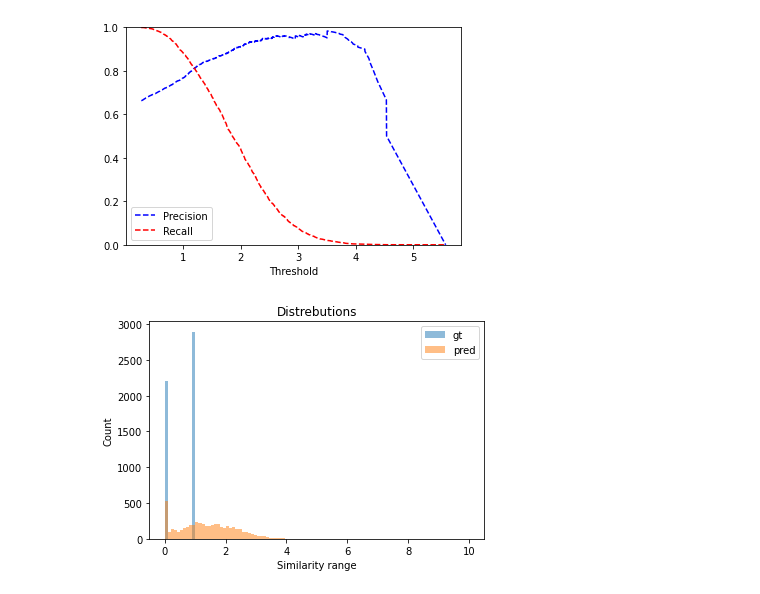
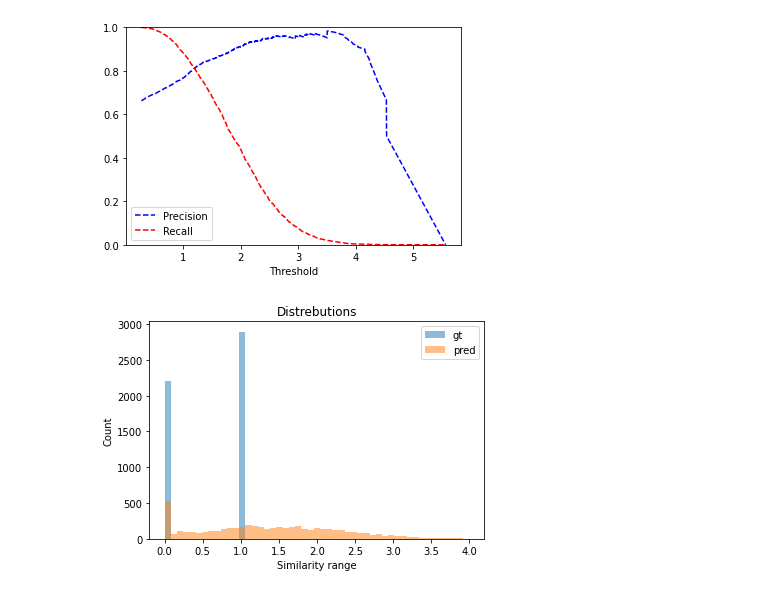
Before and after one commit to Neptune-Trojans/Kinsame, a Jupyter notebook: Kinsame_Siamese_Training.ipynb, the cells around one changed output. Cells and saved outputs as stored; diff of their text form; code cells hidden in the pictures.

```diff
--- a/Kinsame_Siamese_Training.ipynb
+++ b/Kinsame_Siamese_Training.ipynb
@@ -392,14 +402,14 @@ plt.ylim([0,1])
 [figure]
 # %%
 
-bins = np.linspace(0, 10, 100)
+bins = np.linspace(0, 4, 50)
 plt.hist(data_df.label.values, bins, alpha=0.5, label='gt')
 plt.hist(data_df.dissimilarity.values, bins, alpha=0.5, label='pred')
 plt.legend(loc='upper right')
 plt.title("Distrebutions")
 plt.xlabel("Similarity range")
 plt.ylabel("Count")
 
 plt.show()
 # %% [output]
-[figure, old version]
+[figure, new version]
```
Also changed, not shown: parts of 2 cells of this notebook.
